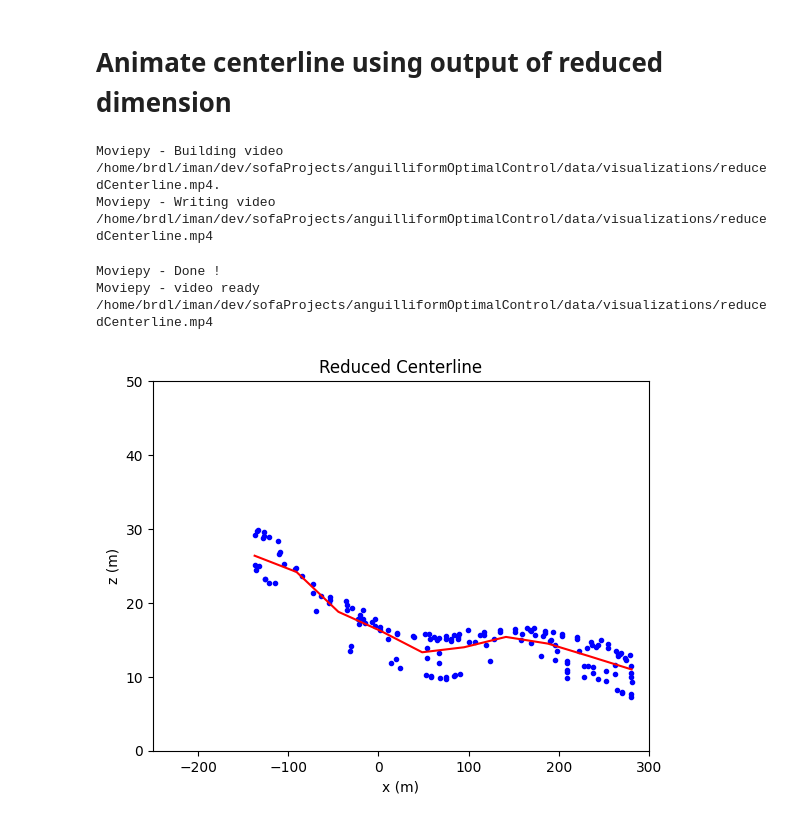
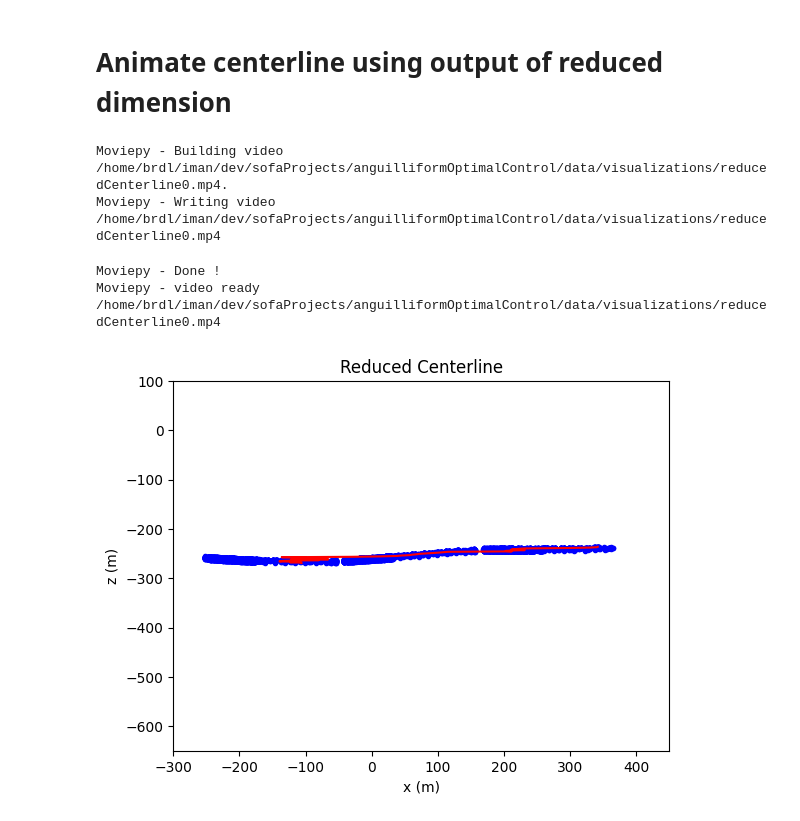
Before and after one commit to iman-adibnazari/anguilliformOptimalControl, a Jupyter notebook: src/animateReducedCenterline.ipynb, the cells around one changed output. Saved outputs shown, nothing was run; the diff lists cells and outputs as text; code cells hidden in the pictures.

```diff
--- a/src/animateReducedCenterline.ipynb
+++ b/src/animateReducedCenterline.ipynb
@@ -21,10 +21,10 @@ from util import *
 config = dotenv_values(".env")
 # %%
 # Read in data and build data matrices
-filepath = config["currentDirectory"] + "data/processedData/processedData_anoushsSillySinWav2.npz"
+filepath = config["currentDirectory"] + "data/processedData/processedData_policySeed_0.npz"
 
-Ndata = 200 # number of timesteps worth of data to grab from each file
-Nepisodes = 10 # number of episodes worth of data to aggregate into each data matrix
+Ndata = 2000 # number of timesteps worth of data to grab from each file
+Nepisodes = 1 # number of episodes worth of data to aggregate into each data matrix
 
 with np.load(filepath) as data:
     centerlineData = data['centerlineData']
@@ -33,8 +33,8 @@ centerlineOffset = centerlineData[0,:]
 # centerlineData[:] = centerlineData-centerlineOffset
 # %%
 # initialize variables for reduced centerline data
-n = 10 # number of discrete points to use for centerline
-N_local = 20 # number of local points to use when averaging around each discrete point
+n = 20 # number of discrete points to use for centerline
+N_local = 3 # number of local points to use when averaging around each discrete point
 numTimeSteps = centerlineData.shape[0]
 centerlineData_reduced= np.zeros((numTimeSteps,n))
 
@@ -51,8 +51,8 @@ centerlineData_reduced= np.zeros((numTimeSteps,n))
 # %%
 # Configure save path for video
 savePath = config["currentDirectory"] +"data/visualizations/"
-saveName = "reducedCenterline.mp4"
-numFrames = 250
+saveName = "reducedCenterline0.mp4"
+numFrames = 1999
 fps = 30
 duration = numFrames/fps
 
@@ -61,42 +61,42 @@ duration = numFrames/fps
 fig, ax = plt.subplots()
 
 
 # Figure parameters
-xlim_max = 300
-xlim_min = -250
-zlim_max = 50
-zlim_min = 0
+xlim_max = 450
+xlim_min = -300
+zlim_max = 100
+zlim_min = -650
 
 # Animation callback
 def animate(t):
     global centerlineData
     # Get frame index
     i = int(round(t*fps))
     # Compute reduced centerline
     centerlineData_current = centerlineData[i,:]
     centerlineData_current = np.reshape(centerlineData_current,(int(centerlineData_current.size/3),3))
     centerlineData_reduced = reduceCenterline(n,centerlineData_current,N_local)
     # Plot mesh points from original centerline
     ax.clear()
-    ax.scatter(centerlineData_current[:,0],centerlineData_current[:,2],marker='.',color='blue')
+    ax.scatter(centerlineData_current[:,2],centerlineData_current[:,0],marker='.',color='blue')
     # Plot reduced centerline
-    ax.plot(centerlineData_reduced[:,0],centerlineData_reduced[:,1],color='red')
+    ax.plot(centerlineData_reduced[:,1],centerlineData_reduced[:,0],color='red')
     ax.set_xlim(xlim_min,xlim_max)
     ax.set_ylim(zlim_min,zlim_max)
     # ax.set_aspect('equal')
     ax.set_title("Reduced Centerline")
     ax.set_xlabel("x (m)")
     ax.set_ylabel("z (m)")
     return mplfig_to_npimage(fig)
 
 # Create animation
 animation = VideoClip(animate, duration=duration)
 animation.write_videofile(savePath+saveName, fps=fps)
 # %% [output]
-Moviepy - Building video /home/brdl/iman/dev/sofaProjects/anguilliformOptimalControl/data/visualizations/reducedCenterline.mp4.
-Moviepy - Writing video /home/brdl/iman/dev/sofaProjects/anguilliformOptimalControl/data/visualizations/reducedCenterline.mp4
+Moviepy - Building video /home/brdl/iman/dev/sofaProjects/anguilliformOptimalControl/data/visualizations/reducedCenterline0.mp4.
+Moviepy - Writing video /home/brdl/iman/dev/sofaProjects/anguilliformOptimalControl/data/visualizations/reducedCenterline0.mp4
 Moviepy - Done !
-Moviepy - video ready /home/brdl/iman/dev/sofaProjects/anguilliformOptimalControl/data/visualizations/reducedCenterline.mp4
+Moviepy - video ready /home/brdl/iman/dev/sofaProjects/anguilliformOptimalControl/data/visualizations/reducedCenterline0.mp4
-[figure, old version]
+[figure, new version]
 # %%
 # Test reduced centerline utility function for full episode
```
Also changed, not shown: parts of 2 cells of this notebook, 49 other files.
